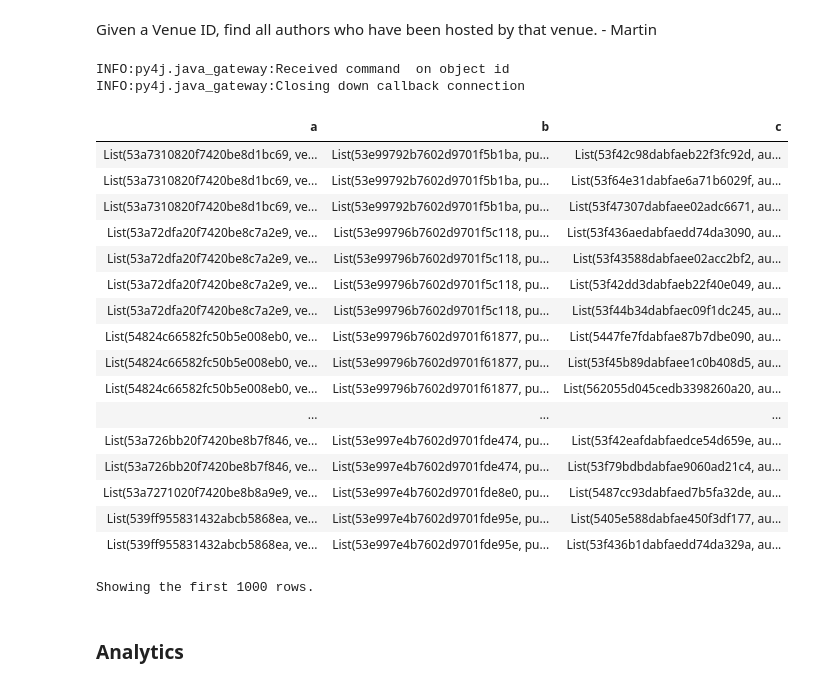
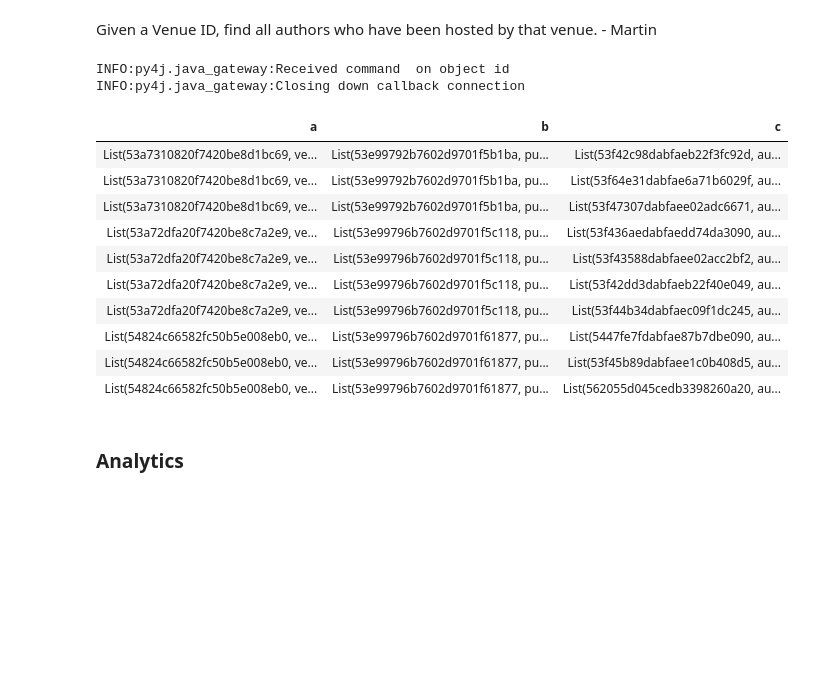
Before and after one commit to Martin-Msb/bdm-project-2, a Jupyter notebook: Knowledge Graph.ipynb, the cells around one changed output. Cells and saved outputs as stored; diff of their text form; code cells hidden in the pictures; blank space fills up the shorter version.

```diff
--- a/Knowledge Graph.ipynb
+++ b/Knowledge Graph.ipynb
@@ -345,29 +346,22 @@ hostedAuthor = (_graph.find('(a)-[e1]->(b); (c)-[e2]->(b)')
                 .where("a.id != c.id")
                 .where("a.Type = 'venue'")
                 .filter("c.Type = 'author'"))
-# %%
-display(hostedAuthor)
-# %% [output]
-INFO:py4j.java_gateway:Received command  on object id
-INFO:py4j.java_gateway:Closing down callback connection
-| a | b | c |
-| List(53a7310820f7420be8d1bc69, ve... | List(53e99792b7602d9701f5b1ba, pu... | List(53f42c98dabfaeb22f3fc92d, au... |
-| List(53a7310820f7420be8d1bc69, ve... | List(53e99792b7602d9701f5b1ba, pu... | List(53f64e31dabfae6a71b6029f, au... |
-| List(53a7310820f7420be8d1bc69, ve... | List(53e99792b7602d9701f5b1ba, pu... | List(53f47307dabfaee02adc6671, au... |
-| List(53a72dfa20f7420be8c7a2e9, ve... | List(53e99796b7602d9701f5c118, pu... | List(53f436aedabfaedd74da3090, au... |
-| List(53a72dfa20f7420be8c7a2e9, ve... | List(53e99796b7602d9701f5c118, pu... | List(53f43588dabfaee02acc2bf2, au... |
-| List(53a72dfa20f7420be8c7a2e9, ve... | List(53e99796b7602d9701f5c118, pu... | List(53f42dd3dabfaeb22f40e049, au... |
-| List(53a72dfa20f7420be8c7a2e9, ve... | List(53e99796b7602d9701f5c118, pu... | List(53f44b34dabfaec09f1dc245, au... |
-| List(54824c66582fc50b5e008eb0, ve... | List(53e99796b7602d9701f61877, pu... | List(5447fe7fdabfae87b7dbe090, au... |
-| List(54824c66582fc50b5e008eb0, ve... | List(53e99796b7602d9701f61877, pu... | List(53f45b89dabfaee1c0b408d5, au... |
-| List(54824c66582fc50b5e008eb0, ve... | List(53e99796b7602d9701f61877, pu... | List(562055d045cedb3398260a20, au... |
-| ... | ... | ... |
-| List(53a726bb20f7420be8b7f846, ve... | List(53e997e4b7602d9701fde474, pu... | List(53f42eafdabfaedce54d659e, au... |
-| List(53a726bb20f7420be8b7f846, ve... | List(53e997e4b7602d9701fde474, pu... | List(53f79bdbdabfae9060ad21c4, au... |
-| List(53a7271020f7420be8b8a9e9, ve... | List(53e997e4b7602d9701fde8e0, pu... | List(5487cc93dabfaed7b5fa32de, au... |
-| List(539ff955831432abcb5868ea, ve... | List(53e997e4b7602d9701fde95e, pu... | List(5405e588dabfae450f3df177, au... |
-| List(539ff955831432abcb5868ea, ve... | List(53e997e4b7602d9701fde95e, pu... | List(53f436b1dabfaedd74da329a, au... |
-Showing the first 1000 rows.
+# %%
+lim_print(hostedAuthor, 10)
+# %% [output]
+INFO:py4j.java_gateway:Received command  on object id
+INFO:py4j.java_gateway:Closing down callback connection
+| a | b | c |
+| List(53a7310820f7420be8d1bc69, ve... | List(53e99792b7602d9701f5b1ba, pu... | List(53f42c98dabfaeb22f3fc92d, au... |
+| List(53a7310820f7420be8d1bc69, ve... | List(53e99792b7602d9701f5b1ba, pu... | List(53f64e31dabfae6a71b6029f, au... |
+| List(53a7310820f7420be8d1bc69, ve... | List(53e99792b7602d9701f5b1ba, pu... | List(53f47307dabfaee02adc6671, au... |
+| List(53a72dfa20f7420be8c7a2e9, ve... | List(53e99796b7602d9701f5c118, pu... | List(53f436aedabfaedd74da3090, au... |
+| List(53a72dfa20f7420be8c7a2e9, ve... | List(53e99796b7602d9701f5c118, pu... | List(53f43588dabfaee02acc2bf2, au... |
+| List(53a72dfa20f7420be8c7a2e9, ve... | List(53e99796b7602d9701f5c118, pu... | List(53f42dd3dabfaeb22f40e049, au... |
+| List(53a72dfa20f7420be8c7a2e9, ve... | List(53e99796b7602d9701f5c118, pu... | List(53f44b34dabfaec09f1dc245, au... |
+| List(54824c66582fc50b5e008eb0, ve... | List(53e99796b7602d9701f61877, pu... | List(5447fe7fdabfae87b7dbe090, au... |
+| List(54824c66582fc50b5e008eb0, ve... | List(53e99796b7602d9701f61877, pu... | List(53f45b89dabfaee1c0b408d5, au... |
+| List(54824c66582fc50b5e008eb0, ve... | List(53e99796b7602d9701f61877, pu... | List(562055d045cedb3398260a20, au... |
 # %% [markdown]
 ### Analytics
 # %% [markdown]
```
Also changed, not shown: parts of 12 cells of this notebook.
